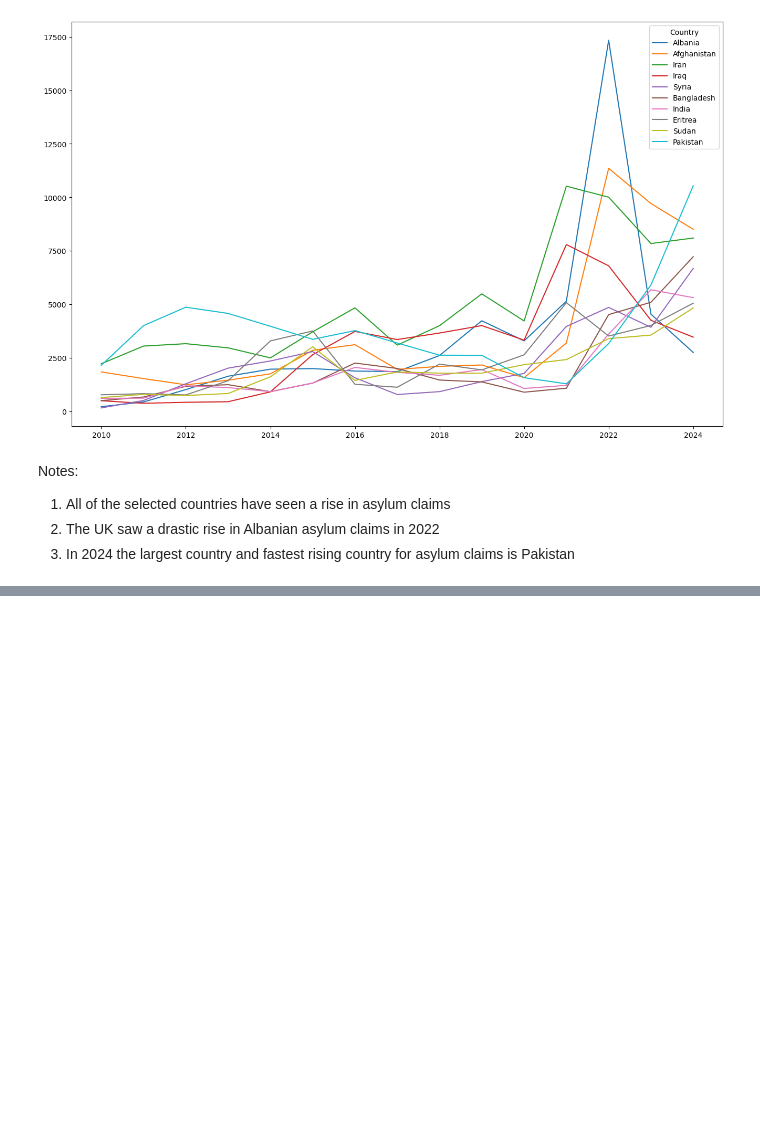
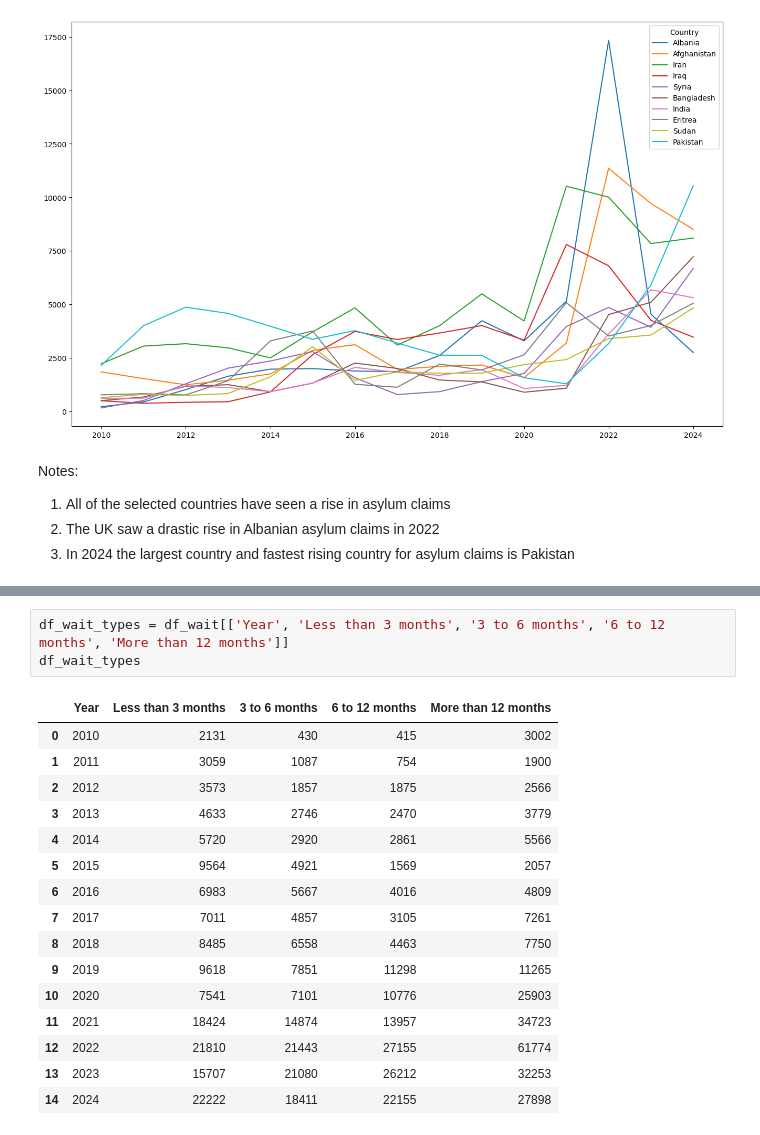
Before and after one commit to esencela/uk-immigration-data-analysis, a Jupyter notebook: notebooks/asylum-exploratory-data-analysis.ipynb, the cells around one changed output, grey strips where cells are left out. Saved outputs shown, nothing was run; the diff lists cells and outputs as text; blank space fills up the shorter version.

```diff
--- a/notebooks/asylum-exploratory-data-analysis.ipynb
+++ b/notebooks/asylum-exploratory-data-analysis.ipynb
@@ -54,0 +94,20 @@ Notes:
+# %%
+df_wait_types = df_wait[['Year', 'Less than 3 months', '3 to 6 months', '6 to 12 months', 'More than 12 months']]
+df_wait_types
+# %% [output]
+|  | Year | Less than 3 months | 3 to 6 months | 6 to 12 months | More than 12 months |
+| 0 | 2010 | 2131 | 430 | 415 | 3002 |
+| 1 | 2011 | 3059 | 1087 | 754 | 1900 |
+| 2 | 2012 | 3573 | 1857 | 1875 | 2566 |
+| 3 | 2013 | 4633 | 2746 | 2470 | 3779 |
+| 4 | 2014 | 5720 | 2920 | 2861 | 5566 |
+| 5 | 2015 | 9564 | 4921 | 1569 | 2057 |
+| 6 | 2016 | 6983 | 5667 | 4016 | 4809 |
+| 7 | 2017 | 7011 | 4857 | 3105 | 7261 |
+| 8 | 2018 | 8485 | 6558 | 4463 | 7750 |
+| 9 | 2019 | 9618 | 7851 | 11298 | 11265 |
+| 10 | 2020 | 7541 | 7101 | 10776 | 25903 |
+| 11 | 2021 | 18424 | 14874 | 13957 | 34723 |
+| 12 | 2022 | 21810 | 21443 | 27155 | 61774 |
+| 13 | 2023 | 15707 | 21080 | 26212 | 32253 |
+| 14 | 2024 | 22222 | 18411 | 22155 | 27898 |
```
Also changed, not shown: parts of 6 cells of this notebook, 2 other files.
